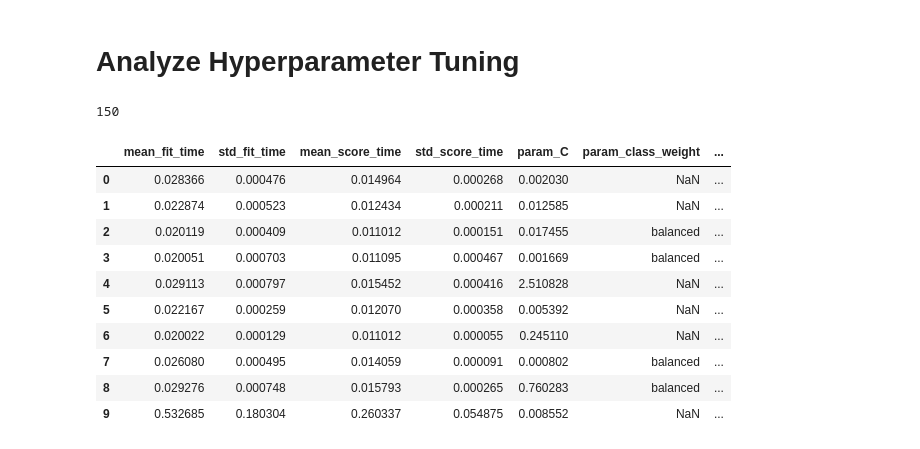
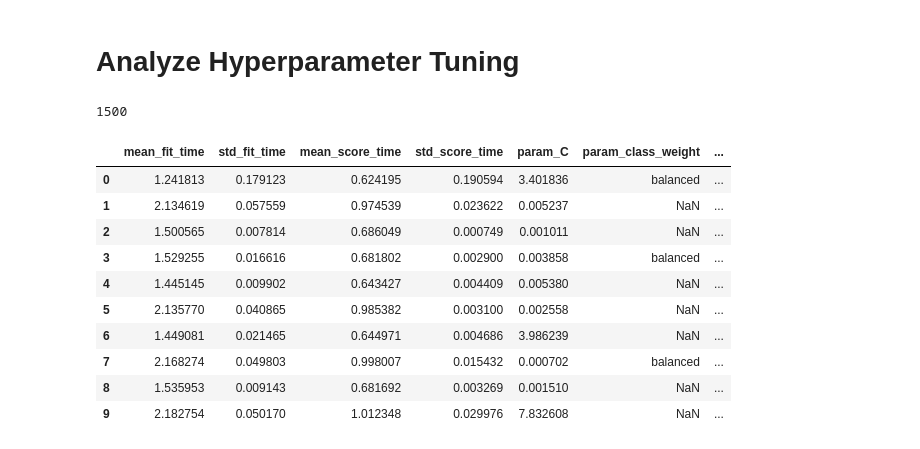
Before and after one commit to SimonESchumacher/Exploration-of-the-Potential-of-GED-based-Classifiers, a Jupyter notebook: Hyperparmeter_plot.ipynb, the cells around one changed output. Cells and saved outputs as stored; diff of their text form; code cells hidden in the pictures.

```diff
--- a/Hyperparmeter_plot.ipynb
+++ b/Hyperparmeter_plot.ipynb
@@ -13,7 +13,17 @@ FILENAME = "f_KNN_MUTAG_TEST_2024-06-26_15-52-52_results.csv"
 # %%
 
-filepath= "configs/results/HP_MUTAG/HP_20251116_SVC_Random-Walk-Edit_precomputed_MUTAG.xlsx"
+filepath_MUTAG= "files/results/Hyperparameter_tuning_results/HP_20251121_SVC_Trivial-GED_precomputed_MUTAG_1_.xlsx"
+filepath_PTC_FR ="files/results/Hyperparameter_tuning_results/HP_20251121_SVC_Trivial-GED_precomputed_BZR_MD_1_.xlsx"
+filepath_KKI = "files/results/Hyperparameter_tuning_results/HP_20251121_SVC_Trivial-GED_precomputed_KKI_1_.xlsx"
+filepath_MSRC_9 ="files/results/Hyperparameter_tuning_results/HP_20251121_SVC_Trivial-GED_precomputed_MSRC_9_1_.xlsx"
+filepath_IMDB_MULTI ="files/results/Hyperparameter_tuning_results/HP_20251114_SVC_Trivial-GED_precomputed_IMDB-MULTI.xlsx"
+filepath_BZR_MD ="files/results/Hyperparameter_tuning_results/HP_20251121_SVC_Trivial-GED_precomputed_BZR_MD_1_.xlsx"
+
+Model_Name = "SVC-Trivial-GED"
 # %%
+filepath= filepath_IMDB_MULTI
+filepaths = [filepath_MUTAG, filepath_PTC_FR, filepath_KKI, filepath_MSRC_9, filepath_IMDB_MULTI, filepath_BZR_MD]
+filepaths_names = ["MUTAG","PTC_FR","KKI", "MSRC_9", "IMDB_MULTI", "BZR_MD"]
 
 # # find the file in the directory
 # filepath = None
@@ -24,20 +34,24 @@ filepath= "configs/results/HP_MUTAG/HP_20251116_SVC_Random-Walk-Edit_precomputed
 # %%
 hyper_df = pd.read_excel(filepath)
 display(len(hyper_df))
 display(hyper_df.head(10))
+datasets_multiple = []
+for filepath in filepaths:
+    hyper_df_temp = pd.read_excel(filepath)
+    datasets_multiple.append(hyper_df_temp)
 # %% [output]
-150
+1500
 |  | mean_fit_time | std_fit_time | mean_score_time | std_score_time | param_C | param_class_weight | ... |
-| 0 | 0.028366 | 0.000476 | 0.014964 | 0.000268 | 0.002030 | NaN | ... |
-| 1 | 0.022874 | 0.000523 | 0.012434 | 0.000211 | 0.012585 | NaN | ... |
-| 2 | 0.020119 | 0.000409 | 0.011012 | 0.000151 | 0.017455 | balanced | ... |
-| 3 | 0.020051 | 0.000703 | 0.011095 | 0.000467 | 0.001669 | balanced | ... |
-| 4 | 0.029113 | 0.000797 | 0.015452 | 0.000416 | 2.510828 | NaN | ... |
-| 5 | 0.022167 | 0.000259 | 0.012070 | 0.000358 | 0.005392 | NaN | ... |
-| 6 | 0.020022 | 0.000129 | 0.011012 | 0.000055 | 0.245110 | NaN | ... |
-| 7 | 0.026080 | 0.000495 | 0.014059 | 0.000091 | 0.000802 | balanced | ... |
-| 8 | 0.029276 | 0.000748 | 0.015793 | 0.000265 | 0.760283 | balanced | ... |
-| 9 | 0.532685 | 0.180304 | 0.260337 | 0.054875 | 0.008552 | NaN | ... |
+| 0 | 1.241813 | 0.179123 | 0.624195 | 0.190594 | 3.401836 | balanced | ... |
+| 1 | 2.134619 | 0.057559 | 0.974539 | 0.023622 | 0.005237 | NaN | ... |
+| 2 | 1.500565 | 0.007814 | 0.686049 | 0.000749 | 0.001011 | NaN | ... |
+| 3 | 1.529255 | 0.016616 | 0.681802 | 0.002900 | 0.003858 | balanced | ... |
+| 4 | 1.445145 | 0.009902 | 0.643427 | 0.004409 | 0.005380 | NaN | ... |
+| 5 | 2.135770 | 0.040865 | 0.985382 | 0.003100 | 0.002558 | NaN | ... |
+| 6 | 1.449081 | 0.021465 | 0.644971 | 0.004686 | 3.986239 | NaN | ... |
+| 7 | 2.168274 | 0.049803 | 0.998007 | 0.015432 | 0.000702 | balanced | ... |
+| 8 | 1.535953 | 0.009143 | 0.681692 | 0.003269 | 0.001510 | NaN | ... |
+| 9 | 2.182754 | 0.050170 | 1.012348 | 0.029976 | 7.832608 | NaN | ... |
 # %%
 results_column ="mean_test_score"
 # %%
```
Also changed, not shown: parts of 7 cells of this notebook, 1 other file.
